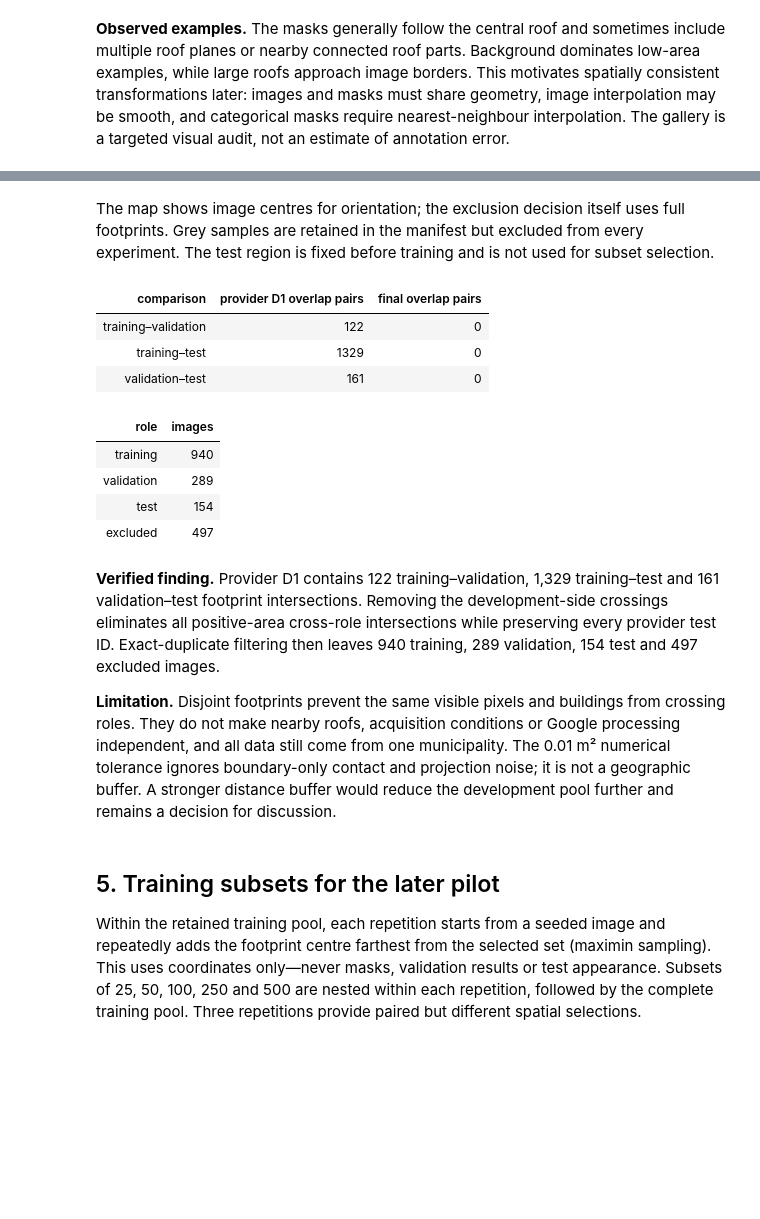
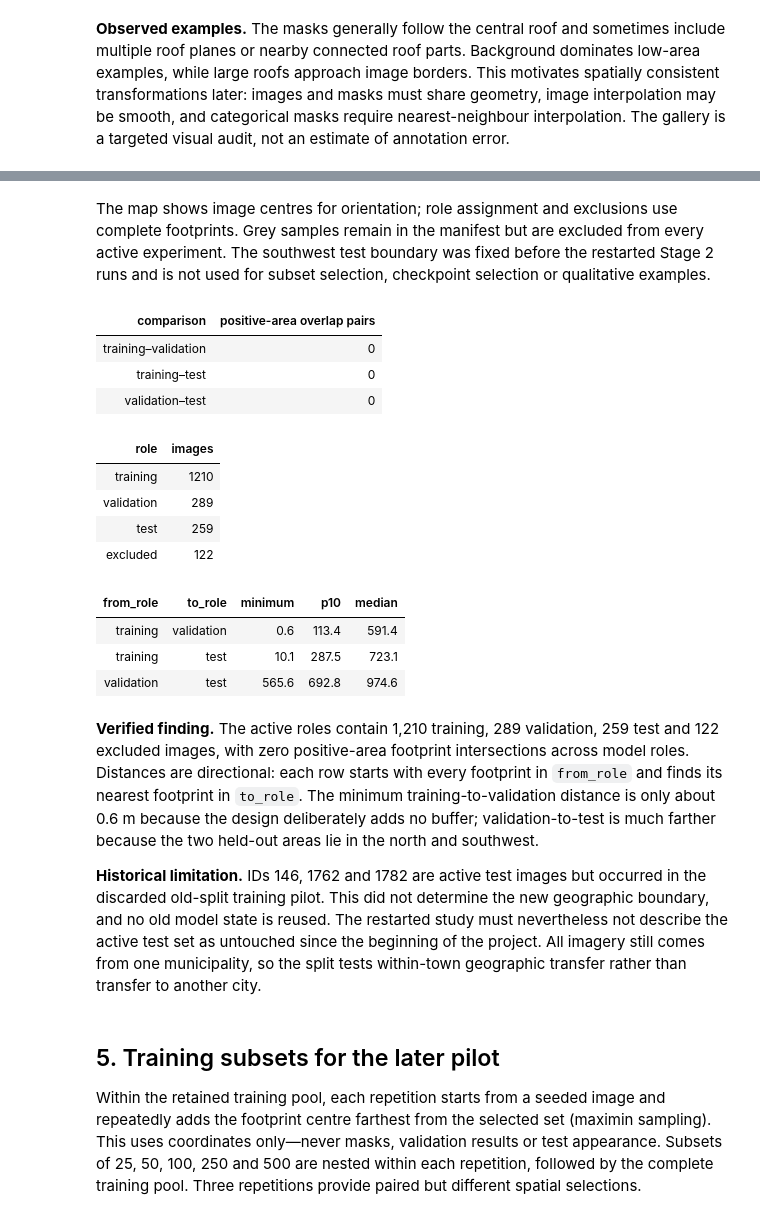
Before and after one commit to manuelmiddendorf/data-efficient-roof-segmentation, a Jupyter notebook: notebooks/01_data_exploration.ipynb, the cells around one changed output, grey strips where cells are left out. Cells and saved outputs as stored; diff of their text form; code cells hidden in the pictures; blank space fills up the shorter version.

```diff
--- a/notebooks/01_data_exploration.ipynb
+++ b/notebooks/01_data_exploration.ipynb
@@ -149,29 +149,37 @@ plt.show()
 # %% [markdown]
-The map shows image centres for orientation; the exclusion decision itself uses full footprints. Grey samples are retained in the manifest but excluded from every experiment. The test region is fixed before training and is not used for subset selection.
+The map shows image centres for orientation; role assignment and exclusions use complete footprints. Grey samples remain in the manifest but are excluded from every active experiment. The southwest test boundary was fixed before the restarted Stage 2 runs and is not used for subset selection, checkpoint selection or qualitative examples.
 # %%
-before = SPLITS["spatial_audit"]["before"]
 after = SPLITS["spatial_audit"]["after"]
-summary = pd.DataFrame({
+overlap_summary = pd.DataFrame({
     "comparison": ["training–validation", "training–test", "validation–test"],
-    "provider D1 overlap pairs": [before["training_validation_pair_count"], before["training_test_pair_count"], before["validation_test_pair_count"]],
-    "final overlap pairs": [after["training_validation_pair_count"], after["training_test_pair_count"], after["validation_test_pair_count"]],
+    "positive-area overlap pairs": [
+        after["training_validation_pair_count"],
+        after["training_test_pair_count"],
+        after["validation_test_pair_count"],
+    ],
 })
+distance_summary = pd.DataFrame(SPLITS["spatial_audit"]["directional_nearest_footprint_distances_m"])
 role_counts = pd.DataFrame({"role": SPLITS["counts"].keys(), "images": SPLITS["counts"].values()})
-display(summary.style.hide(axis="index"), role_counts.style.hide(axis="index"))
+display(overlap_summary.style.hide(axis="index"), role_counts.style.hide(axis="index"))
+display(distance_summary.style.format({"minimum": "{:.1f}", "p10": "{:.1f}", "median": "{:.1f}"}).hide(axis="index"))
 # %% [output]
-| comparison | provider D1 overlap pairs | final overlap pairs |
-| training–validation | 122 | 0 |
-| training–test | 1329 | 0 |
-| validation–test | 161 | 0 |
+| comparison | positive-area overlap pairs |
+| training–validation | 0 |
+| training–test | 0 |
+| validation–test | 0 |
 | role | images |
-| training | 940 |
+| training | 1210 |
 | validation | 289 |
-| test | 154 |
-| excluded | 497 |
+| test | 259 |
+| excluded | 122 |
+| from_role | to_role | minimum | p10 | median |
+| training | validation | 0.6 | 113.4 | 591.4 |
+| training | test | 10.1 | 287.5 | 723.1 |
+| validation | test | 565.6 | 692.8 | 974.6 |
 # %% [markdown]
-**Verified finding.** Provider D1 contains 122 training–validation, 1,329 training–test and 161 validation–test footprint intersections. Removing the development-side crossings eliminates all positive-area cross-role intersections while preserving every provider test ID. Exact-duplicate filtering then leaves 940 training, 289 validation, 154 test and 497 excluded images.
+**Verified finding.** The active roles contain 1,210 training, 289 validation, 259 test and 122 excluded images, with zero positive-area footprint intersections across model roles. Distances are directional: each row starts with every footprint in `from_role` and finds its nearest footprint in `to_role`. The minimum training-to-validation distance is only about 0.6 m because the design deliberately adds no buffer; validation-to-test is much farther because the two held-out areas lie in the north and southwest.
 
-**Limitation.** Disjoint footprints prevent the same visible pixels and buildings from crossing roles. They do not make nearby roofs, acquisition conditions or Google processing independent, and all data still come from one municipality. The 0.01 m² numerical tolerance ignores boundary-only contact and projection noise; it is not a geographic buffer. A stronger distance buffer would reduce the development pool further and remains a decision for discussion.
+**Historical limitation.** IDs 146, 1762 and 1782 are active test images but occurred in the discarded old-split training pilot. This did not determine the new geographic boundary, and no old model state is reused. The restarted study must nevertheless not describe the active test set as untouched since the beginning of the project. All imagery still comes from one municipality, so the split tests within-town geographic transfer rather than transfer to another city.
 # %% [markdown]
 ## 5. Training subsets for the later pilot
 
```
Also changed, not shown: parts of 8 cells of this notebook, 46 other files.
